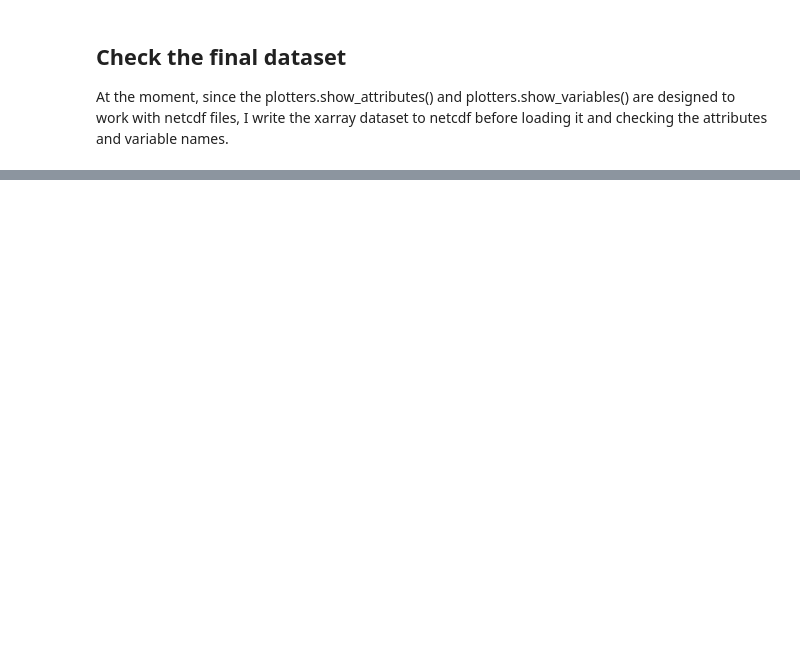
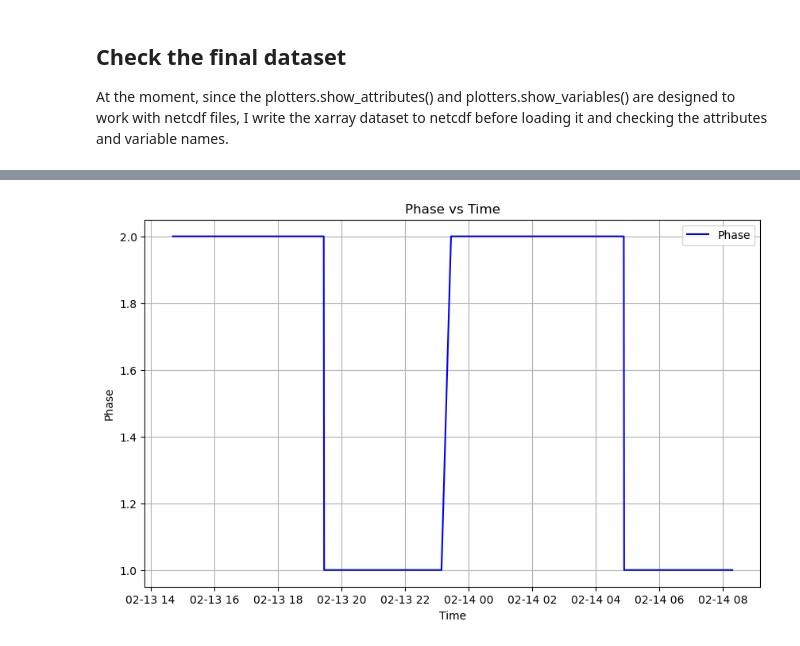
Before and after one commit to ocean-uhh/seagliderOG1, a Jupyter notebook: notebooks/demo.ipynb, the cells around one changed output, grey strips where cells are left out. Saved outputs shown, nothing was run; the diff lists cells and outputs as text; code cells hidden in the pictures; blank space fills up the shorter version.

```diff
--- a/notebooks/demo.ipynb
+++ b/notebooks/demo.ipynb
@@ -236,5 +329,4 @@ plotters.show_contents(output_file,'attrs')
 # %%
 print(output_file)
-output_file = '../data/sg015_20050213T230253_DT.nc'
 
-xr.open_dataset(output_file)
+ds = xr.open_dataset(output_file)
@@ -262,0 +359,14 @@ plot_speeds(ds_all)
+# %%
+plt.figure(figsize=(10, 6))
+
+# Plot PHASE against TIME
+plt.plot(ds['TIME'], ds['PHASE'], 'b-', label='Phase')
+
+plt.xlabel('Time')
+plt.ylabel('Phase')
+plt.legend()
+plt.title('Phase vs Time')
+plt.grid(True)
+plt.show()
+# %% [output]
+[figure, added]
```
Also changed, not shown: parts of 12 cells of this notebook, 3 other files.
